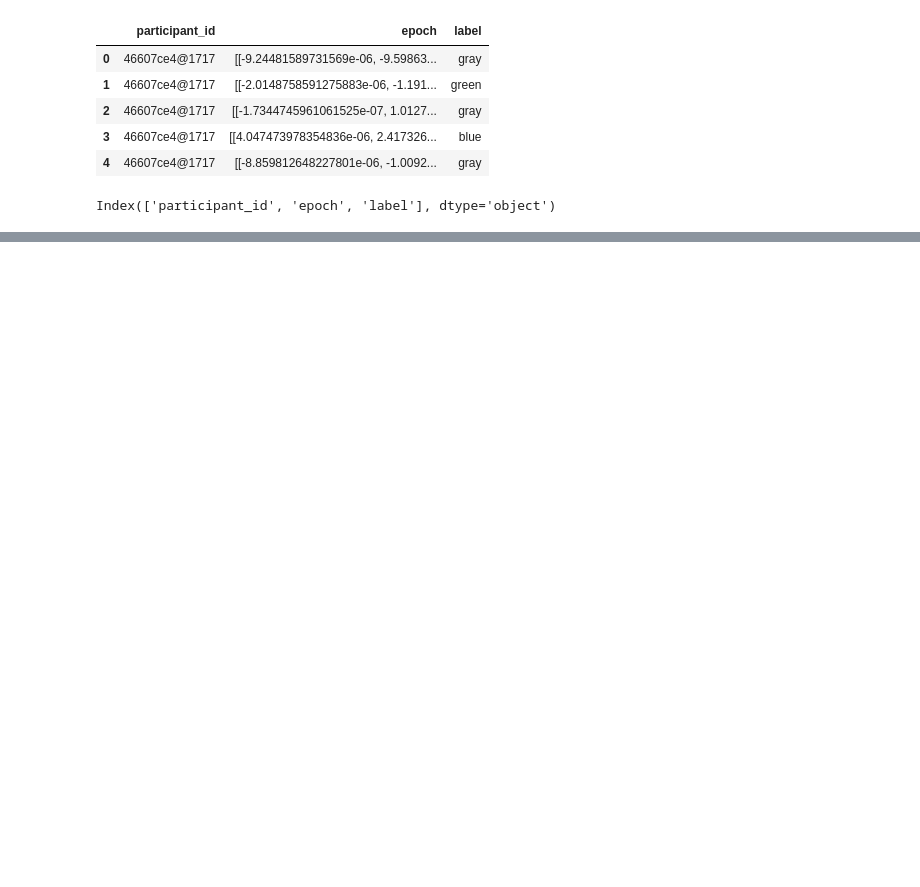
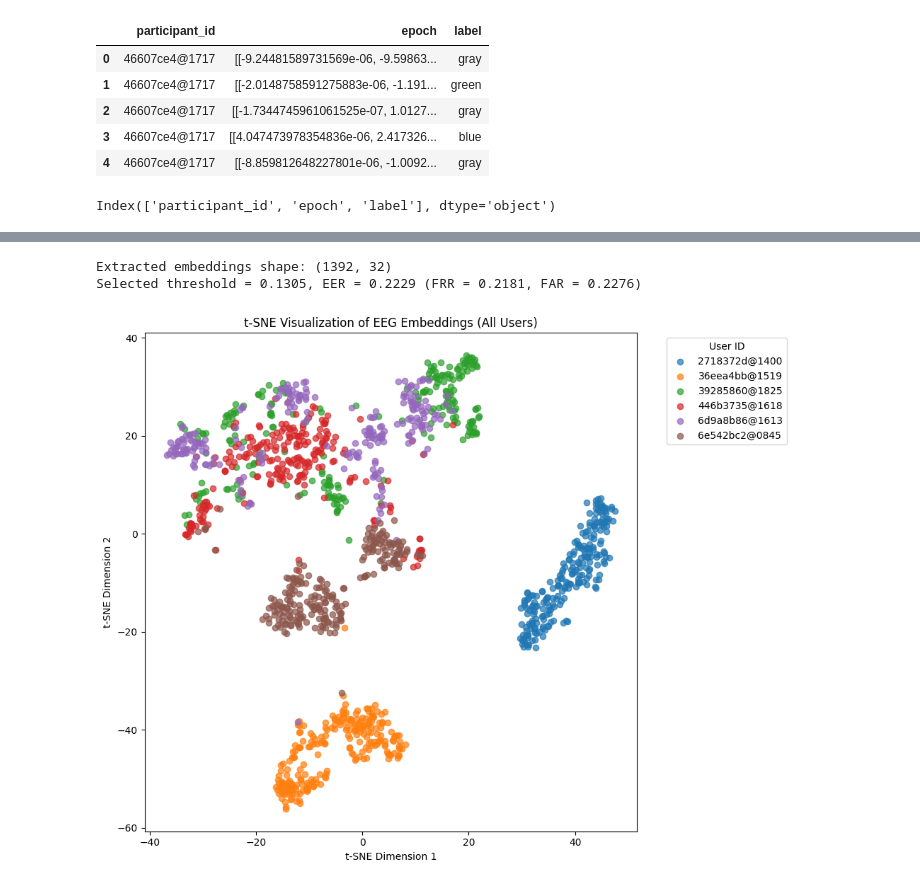
Before and after one commit to KN-Neuron/NeuroGuard-AI, a Jupyter notebook: notebooks/grzegorz_szczepanek/EEGNetTest1.ipynb, the cells around one changed output, grey strips where cells are left out. Drawn from its saved outputs; the diff is of its cells as text; code cells hidden in the pictures; blank space fills up the shorter version.

```diff
--- a/notebooks/grzegorz_szczepanek/EEGNetTest1.ipynb
+++ b/notebooks/grzegorz_szczepanek/EEGNetTest1.ipynb
@@ -294,0 +270,6 @@ OMP: Info #276: omp_set_nested routine deprecated, please use omp_set_max_active
+# %%
+best_threshold, eer, frr, far, tsne_coords = run_threshold_and_visualization(model, test_df)
+# %% [output]
+Extracted embeddings shape: (1392, 32)
+Selected threshold = 0.1305, EER = 0.2229 (FRR = 0.2181, FAR = 0.2276)
+[figure, added]
```
Also changed, not shown: parts of 9 cells of this notebook, 6 other files.
